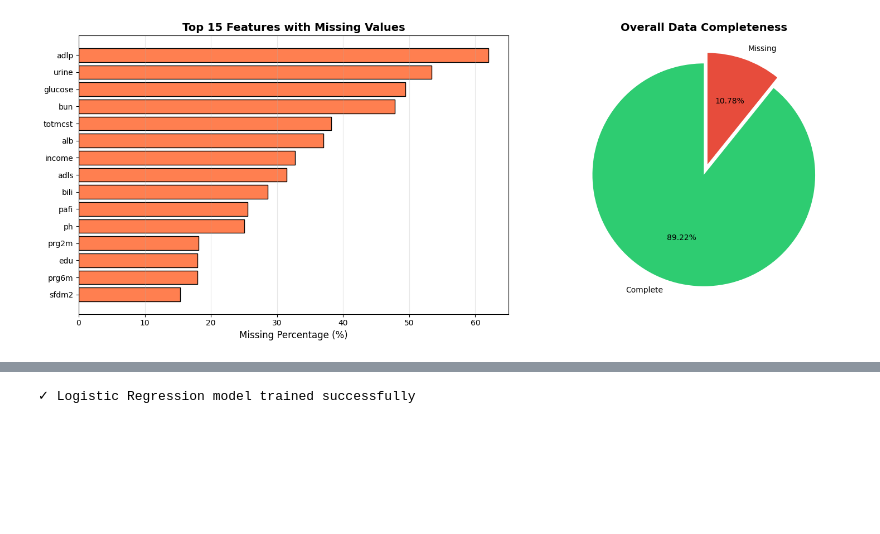
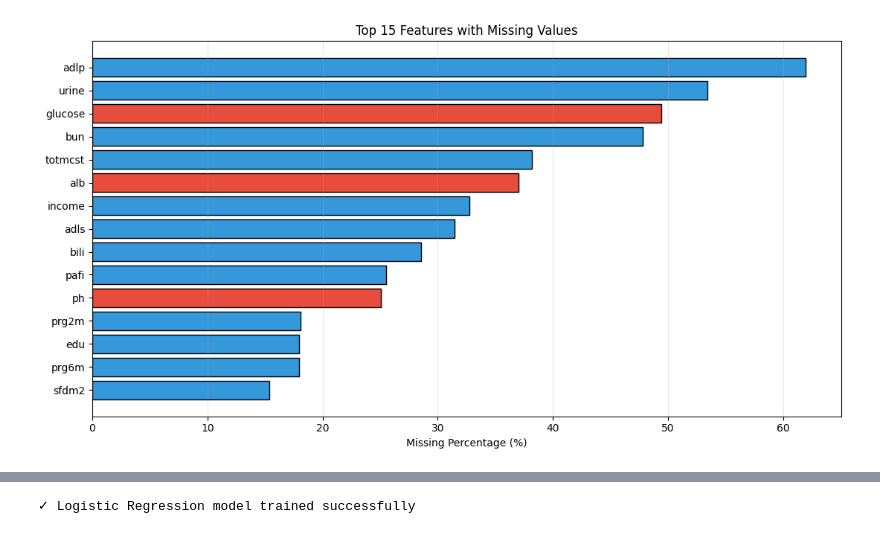
Before and after one commit to ARM-21/ICU-Critical-Patient-Survival-Rate-Prediction, a Jupyter notebook: Critical_Patient_Survival_Implementation.ipynb, the cells around one changed output, grey strips where cells are left out. Cells and saved outputs as stored; diff of their text form; code cells hidden in the pictures; blank space fills up the shorter version.

```diff
--- a/Critical_Patient_Survival_Implementation.ipynb
+++ b/Critical_Patient_Survival_Implementation.ipynb
@@ -262,17 +328,13 @@ Before modeling, we inspect missingness to understand how much imputation is nee
 # %%
 missing = df.isnull().sum()
-missing_pct = (missing / len(df) * 100).round(2)
+missing_pct = (missing / len(df) * 100)
 
 missing_df = pd.DataFrame({
-    'Column': missing.index,
-    'Missing_Count': missing.values,
-    'Missing_%': missing_pct.values
-}).sort_values('Missing_Count', ascending=False)
+    "Feature": missing.index,
+    "Missing_Count": missing.values,
+    "Missing_%": missing_pct.values
+}).sort_values("Missing_Count", ascending=False)
 
-print("Top 15 columns with missing values:")
-print(missing_df.head(15).to_string(index=False))
-
-total_missing = missing.sum()
-total_cells = df.shape[0] * df.shape[1]
-print(f"\n✓ Total missing cells: {total_missing:,} ({total_missing/total_cells*100:.2f}% of dataset)")
+top_missing = missing_df[missing_df["Missing_Count"] > 0].head(15)
+top_missing
 # %% [output]
@@ -298,39 +398,29 @@ totmcst           3475      38.17
 # %%
-# Calculate missing values
-missing = df.isnull().sum()
-missing_pct = (missing / len(df) * 100)
-missing_df = pd.DataFrame({
-    'Feature': missing.index,
-    'Missing_Count': missing.values,
-    'Missing_%': missing_pct.values
-}).sort_values('Missing_Count', ascending=False)
+# --- Important Features with Missing Values (Figure 31) ---
+import os
 
-# Top 15 with missing values
-top_missing = missing_df[missing_df['Missing_Count'] > 0].head(15)
+# Reuse top_missing from the previous cell (top 15 features with Missing_Count > 0)
+if "top_missing" not in globals():
+    top_missing = missing_df[missing_df["Missing_Count"] > 0].head(15)
 
 if len(top_missing) > 0:
-    fig, axes = plt.subplots(1, 2, figsize=(16, 6))
+    # Highlight commonly missing clinical variables if present (case-insensitive match)
+    highlight_features_lower = {"alb", "albumin", "glucose", "ph", "pao2", "paco2"}
+    colors = [
+        "#e74c3c" if str(f).lower() in highlight_features_lower else "#3498db"
+        for f in top_missing["Feature"]
+    ]
 
-    # Bar chart
-    axes[0].barh(top_missing['Feature'], top_missing['Missing_%'],
-                color='coral', edgecolor='black')
-    axes[0].set_xlabel('Missing Percentage (%)', fontsize=12)
-    axes[0].set_title('Top 15 Features with Missing Values',
-                     fontweight='bold', fontsize=14)
-    axes[0].invert_yaxis()
-    axes[0].grid(axis='x', alpha=0.3)
+    plt.figure(figsize=(11, 6))
+    plt.barh(top_missing["Feature"], top_missing["Missing_%"], color=colors, edgecolor="black")
+    plt.xlabel("Missing Percentage (%)")
+    plt.title("Top 15 Features with Missing Values")
+    plt.gca().invert_yaxis()
+    plt.grid(axis="x", alpha=0.3)
+    plt.tight_layout()
 
-    # Overall missing data pie
-    total_missing = missing.sum()
-    total_complete = (len(df) * len(df.columns)) - total_missing
-    axes[1].pie([total_complete, total_missing],
-               labels=['Complete', 'Missing'],
-               colors=['#2ecc71', '#e74c3c'],
-               autopct='%1.2f%%', startangle=90, explode=(0, 0.1))
-    axes[1].set_title('Overall Data Completeness', fontweight='bold', fontsize=14)
-
-    plt.tight_layout()
-    plt.savefig('missing_values_analysis.png', dpi=300, bbox_inches='tight')
     plt.show()
+else:
+    print("No features with missing values to plot.")
 # %% [output]
-[figure, old version]
+[figure, new version]
```
Also changed, not shown: parts of 68 cells of this notebook.
